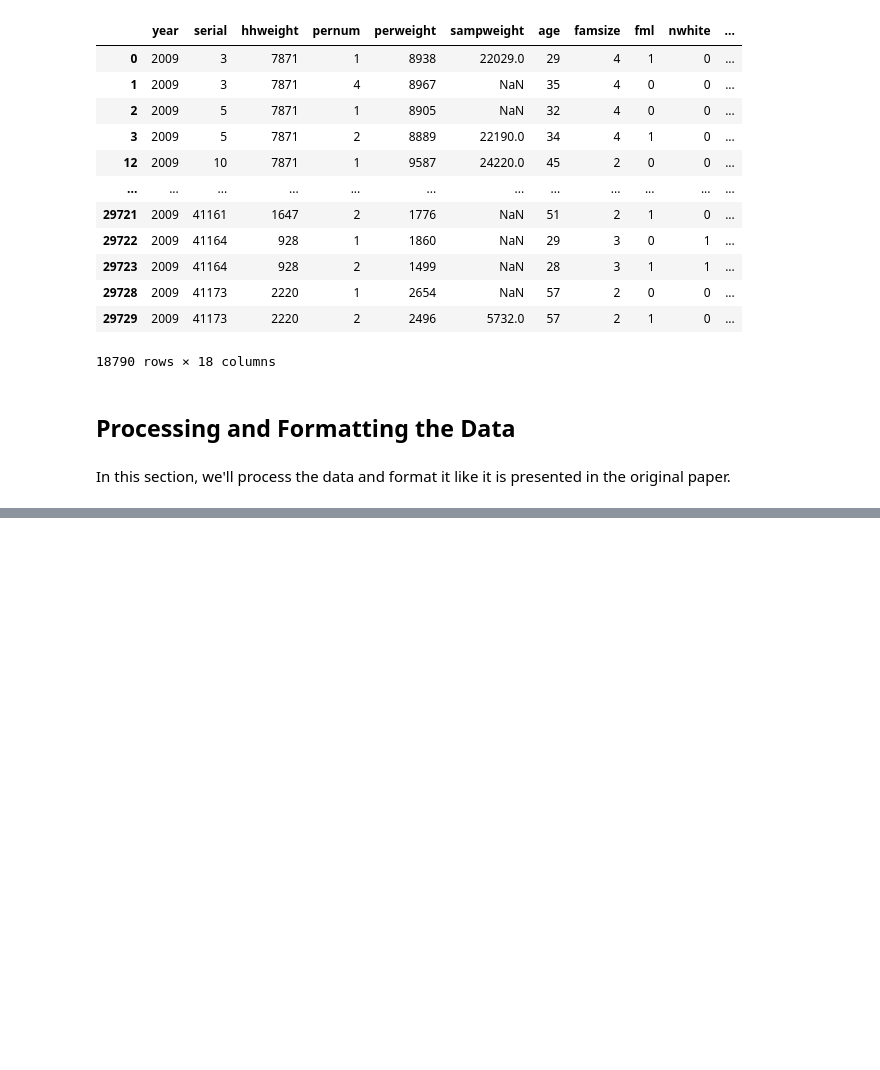
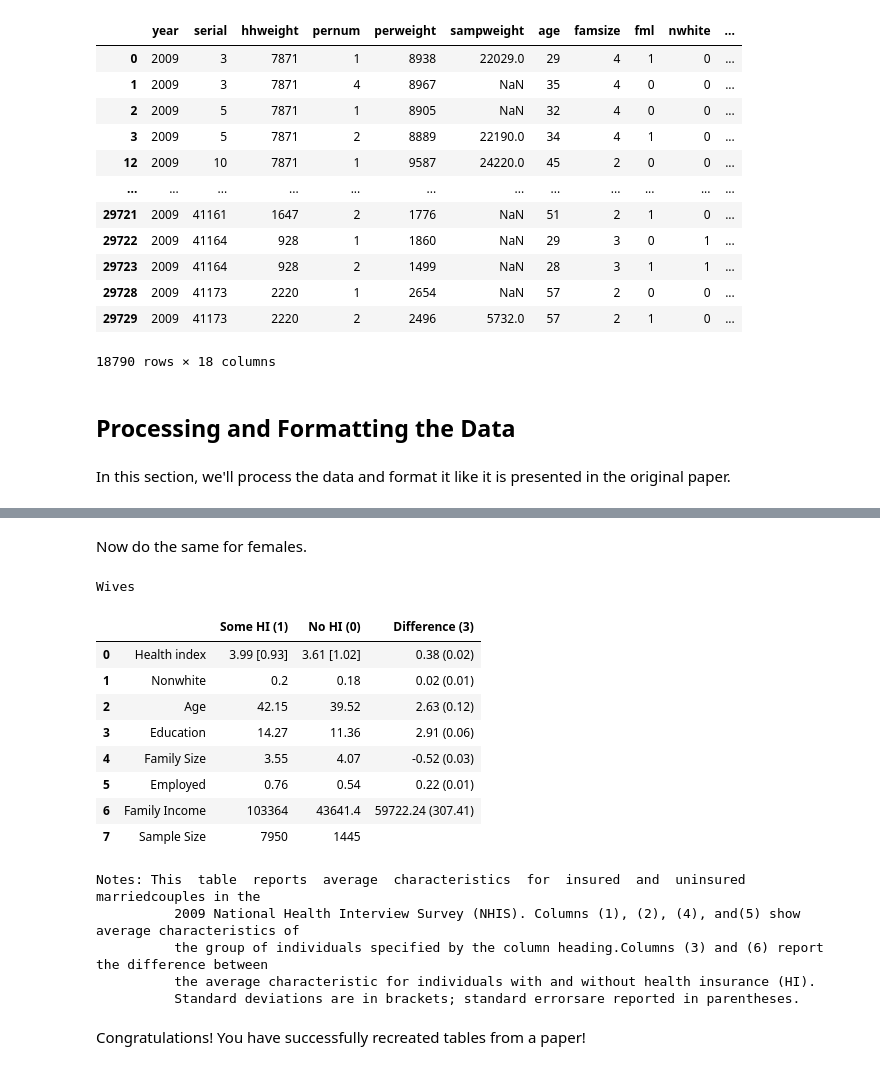
Before and after one commit to ds-modules/PS-88-21-DEV, a Jupyter notebook: lab/aaronfolder/masteringMetricsSF.ipynb, the cells around one changed output, grey strips where cells are left out. Cells and saved outputs as stored; diff of their text form; code cells hidden in the pictures; blank space fills up the shorter version.

```diff
--- a/lab/aaronfolder/masteringMetricsSF.ipynb
+++ b/lab/aaronfolder/masteringMetricsSF.ipynb
@@ -216,0 +313,32 @@ Notes: This  table  reports  average  characteristics  for  insured  and  uninsu
+# %% [markdown]
+Now do the same for females.
+# %%
+# Call process_data on households_only, selecting all female records
+#female_processed_data = ...
+
+# Call format_data on female_processed_data
+#...
+
+# Call process_data on households_only, selecting all female records
+female_processed_data = process_data(households_only, 1)
+
+# Call format_data on female_processed_data
+format_data(female_processed_data)
+# %% [output]
+Wives
+|  |  | Some HI (1) | No HI (0) | Difference (3) |
+| 0 | Health index | 3.99 [0.93] | 3.61 [1.02] | 0.38 (0.02) |
+| 1 | Nonwhite | 0.2 | 0.18 | 0.02 (0.01) |
+| 2 | Age | 42.15 | 39.52 | 2.63 (0.12) |
+| 3 | Education | 14.27 | 11.36 | 2.91 (0.06) |
+| 4 | Family Size | 3.55 | 4.07 | -0.52 (0.03) |
+| 5 | Employed | 0.76 | 0.54 | 0.22 (0.01) |
+| 6 | Family Income | 103364 | 43641.4 | 59722.24 (307.41) |
+| 7 | Sample Size | 7950 | 1445 |  |
+Notes: This  table  reports  average  characteristics  for  insured  and  uninsured  marriedcouples in the
+          2009 National Health Interview Survey (NHIS). Columns (1), (2), (4), and(5) show average characteristics of
+          the group of individuals specified by the column heading.Columns (3) and (6) report the difference between
+          the average characteristic for individuals with and without health insurance (HI).
+          Standard deviations are in brackets; standard errorsare reported in parentheses.
+# %% [markdown]
+Congratulations! You have successfully recreated tables from a paper!
```
Also changed, not shown: parts of 24 cells of this notebook.
